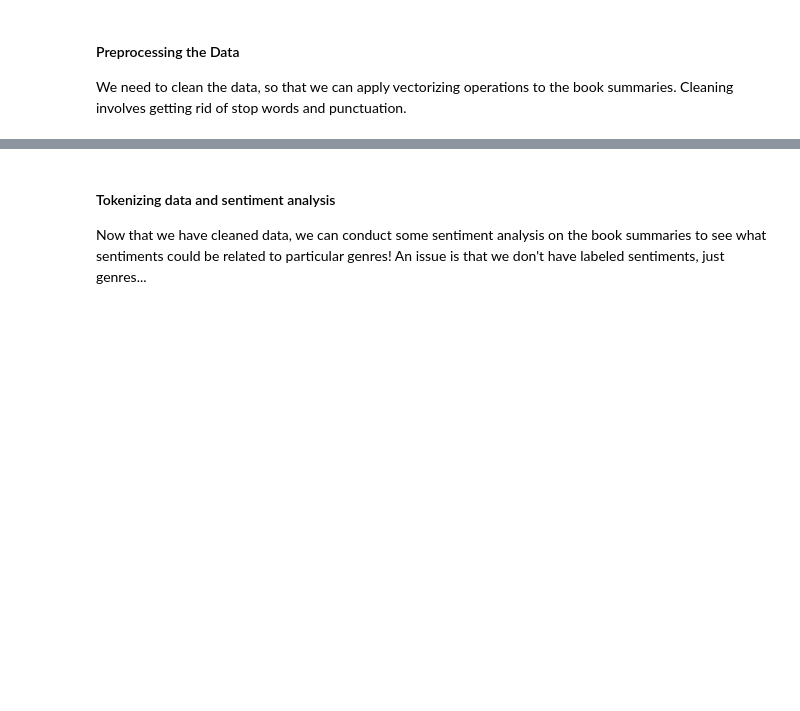
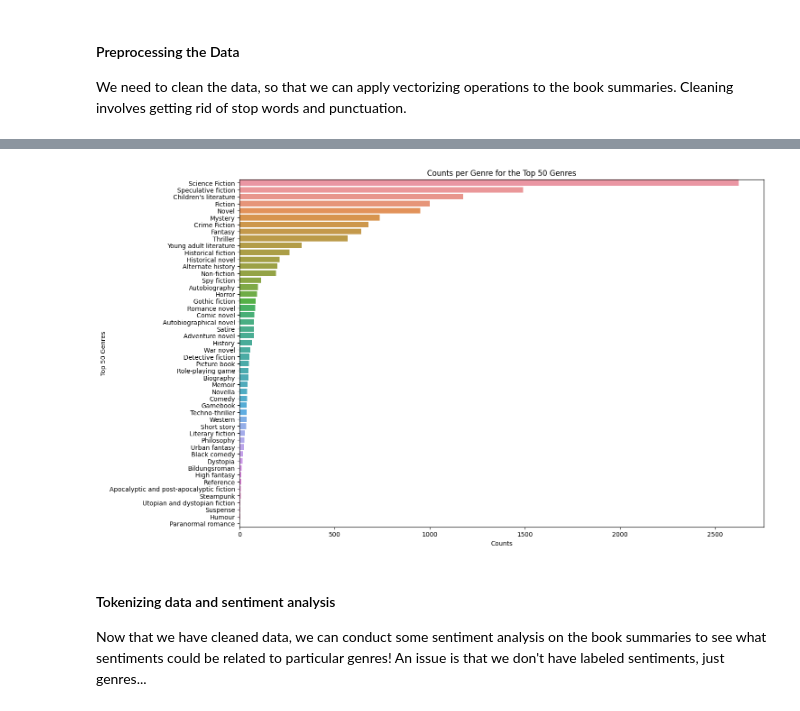
Before and after one commit to alexisechano/CS224N-Book-Summaries, a Jupyter notebook: preprocessing.ipynb, the cells around one changed output, grey strips where cells are left out. Drawn from its saved outputs; the diff is of its cells as text; code cells hidden in the pictures; blank space fills up the shorter version.

```diff
--- a/preprocessing.ipynb
+++ b/preprocessing.ipynb
@@ -134,0 +175,28 @@ df.head(5)
+# %%
+from collections import Counter
+
+# generates the total count for each genre
+def num_genres(df):
+    genres_list = [x for n in df.Genres for x in n]  # all genres into one list
+    genres_count = Counter(genres_list)  # we can use counter here instead of the method above b/c list is iterable
+    genres_df = pd.DataFrame({"Genre": list(genres_count.keys()),
+                   "Counts": list(genres_count.values())})
+    return genres_df
+
+# uses the total count for each genre to return the top n genres
+def top_n_genres(counts_df, n):
+    top_genres = counts_df.nlargest(columns=["Counts"], n=n)
+    return top_genres.Genre
+
+# removes genres not in the top genres (in our case, not in the top 50 genres)
+def remove_unpopular_genres(df, top_genres):
+    new_df = df[df['Genres'].isin(top_genres)]
+    return new_df
+
+top_genres = list(top_n_genres(num_genres(df), 50))
+genres_df=df.explode("Genres")  # creates a separate row for each genre in the list of genres for each row
+df = remove_unpopular_genres(genres_df, top_genres)
+
+# remove repeated df values, keep only the top genre
+df = df.drop_duplicates(subset=['Wikipedia ID'])
+df.head(5)
@@ -135,3 +210,8 @@ df.head(5)
+# %%
+# plot counts for top 50 singular genres
+plot_counts(df)
+# %% [output]
+[figure, added]
 # %% [markdown]
 #### Tokenizing data and sentiment analysis
 
```
Also changed, not shown: parts of 8 cells of this notebook.
